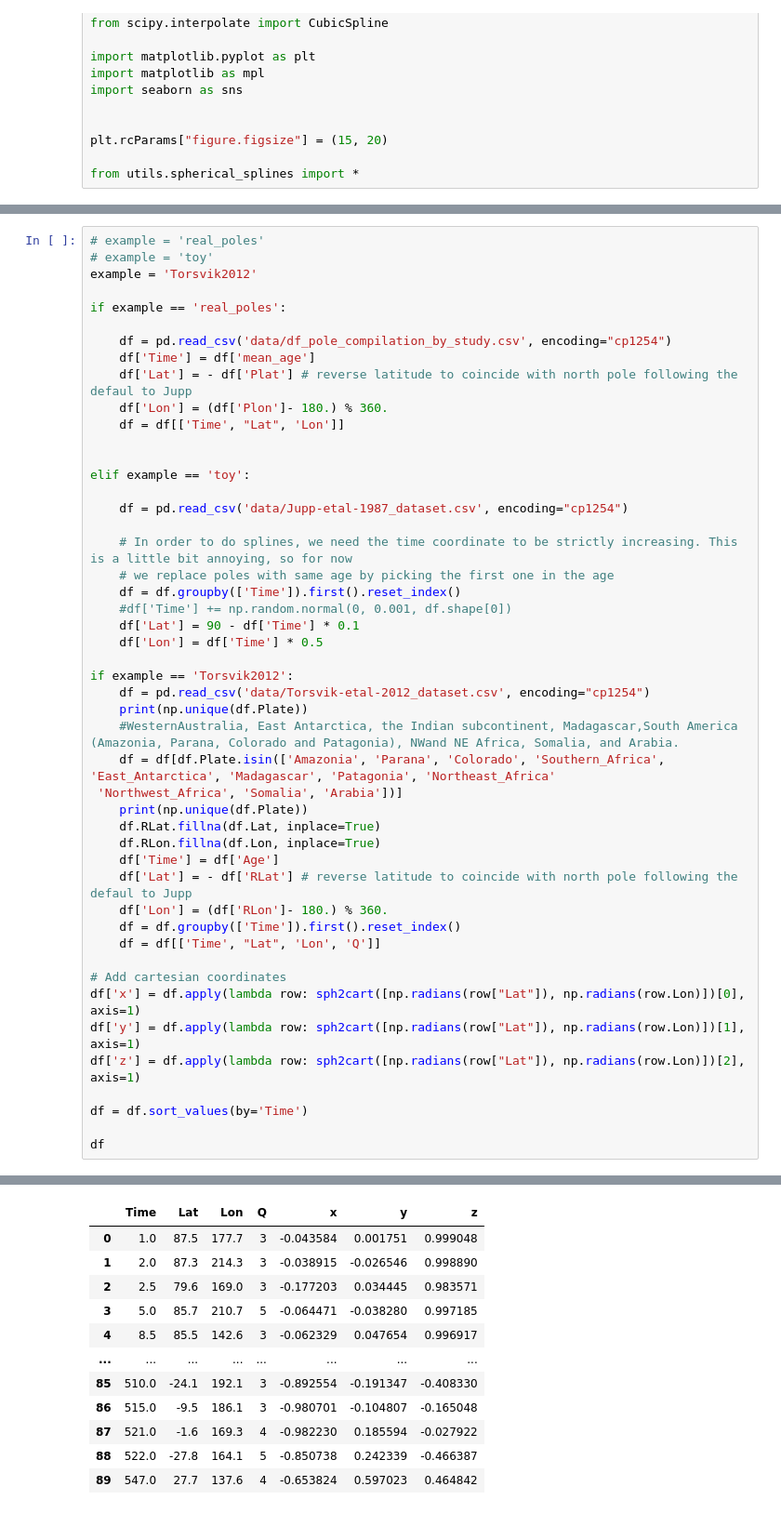
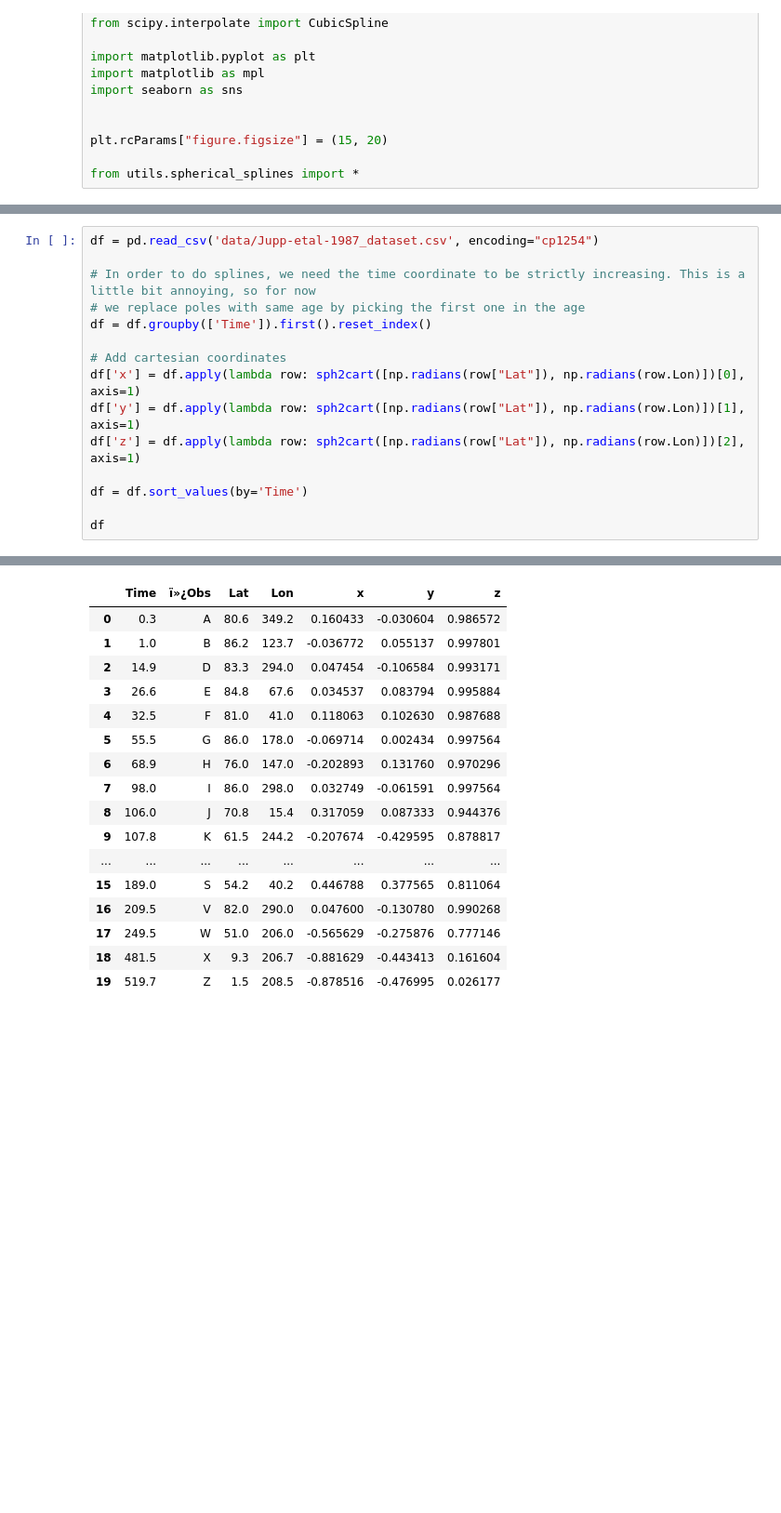
Before and after one commit to PolarWandering/PaleoStats, a Jupyter notebook: Spherical_Splines.ipynb, the cells around one changed output, grey strips where cells are left out. Shown at 93% size. Drawn from its saved outputs; the diff is of its cells as text; blank space fills up the shorter version.

Commit message:
Put the three examples in separate cells

```diff
--- a/Spherical_Splines.ipynb
+++ b/Spherical_Splines.ipynb
@@ -33,42 +177,9 @@ As an example, we are going to use the same example the authors use in the paper
 # %%
-# example = 'real_poles'
-# example = 'toy'
-example = 'Torsvik2012'
+df = pd.read_csv('data/Jupp-etal-1987_dataset.csv', encoding="cp1254")
 
-if example == 'real_poles':
-
-    df = pd.read_csv('data/df_pole_compilation_by_study.csv', encoding="cp1254")
-    df['Time'] = df['mean_age']
-    df['Lat'] = - df['Plat'] # reverse latitude to coincide with north pole following the defaul to Jupp
-    df['Lon'] = (df['Plon']- 180.) % 360.
-    df = df[['Time', "Lat", 'Lon']]
-
-
-elif example == 'toy':
-
-    df = pd.read_csv('data/Jupp-etal-1987_dataset.csv', encoding="cp1254")
-
-    # In order to do splines, we need the time coordinate to be strictly increasing. This is a little bit annoying, so for now
-    # we replace poles with same age by picking the first one in the age
-    df = df.groupby(['Time']).first().reset_index()
-    #df['Time'] += np.random.normal(0, 0.001, df.shape[0])
-    df['Lat'] = 90 - df['Time'] * 0.1
-    df['Lon'] = df['Time'] * 0.5
-
-if example == 'Torsvik2012':
-    df = pd.read_csv('data/Torsvik-etal-2012_dataset.csv', encoding="cp1254")
-    print(np.unique(df.Plate))
-    #WesternAustralia, East Antarctica, the Indian subcontinent, Madagascar,South America (Amazonia, Parana, Colorado and Patagonia), NWand NE Africa, Somalia, and Arabia.
-    df = df[df.Plate.isin(['Amazonia', 'Parana', 'Colorado', 'Southern_Africa', 'East_Antarctica', 'Madagascar', 'Patagonia', 'Northeast_Africa'
- 'Northwest_Africa', 'Somalia', 'Arabia'])]
-    print(np.unique(df.Plate))
-    df.RLat.fillna(df.Lat, inplace=True)
-    df.RLon.fillna(df.Lon, inplace=True)
-    df['Time'] = df['Age']
-    df['Lat'] = - df['RLat'] # reverse latitude to coincide with north pole following the defaul to Jupp
-    df['Lon'] = (df['RLon']- 180.) % 360.
-    df = df.groupby(['Time']).first().reset_index()
-    df = df[['Time', "Lat", 'Lon', 'Q']]
+# In order to do splines, we need the time coordinate to be strictly increasing. This is a little bit annoying, so for now
+# we replace poles with same age by picking the first one in the age
+df = df.groupby(['Time']).first().reset_index()
 
 # Add cartesian coordinates
 df['x'] = df.apply(lambda row: sph2cart([np.radians(row["Lat"]), np.radians(row.Lon)])[0], axis=1)
@@ -88,12 +193,17 @@ df
-|  | Time | Lat | Lon | Q | x | y | z |
-| 0 | 1.0 | 87.5 | 177.7 | 3 | -0.043584 | 0.001751 | 0.999048 |
-| 1 | 2.0 | 87.3 | 214.3 | 3 | -0.038915 | -0.026546 | 0.998890 |
-| 2 | 2.5 | 79.6 | 169.0 | 3 | -0.177203 | 0.034445 | 0.983571 |
-| 3 | 5.0 | 85.7 | 210.7 | 5 | -0.064471 | -0.038280 | 0.997185 |
-| 4 | 8.5 | 85.5 | 142.6 | 3 | -0.062329 | 0.047654 | 0.996917 |
+|  | Time | ï»¿Obs | Lat | Lon | x | y | z |
+| 0 | 0.3 | A | 80.6 | 349.2 | 0.160433 | -0.030604 | 0.986572 |
+| 1 | 1.0 | B | 86.2 | 123.7 | -0.036772 | 0.055137 | 0.997801 |
+| 2 | 14.9 | D | 83.3 | 294.0 | 0.047454 | -0.106584 | 0.993171 |
+| 3 | 26.6 | E | 84.8 | 67.6 | 0.034537 | 0.083794 | 0.995884 |
+| 4 | 32.5 | F | 81.0 | 41.0 | 0.118063 | 0.102630 | 0.987688 |
+| 5 | 55.5 | G | 86.0 | 178.0 | -0.069714 | 0.002434 | 0.997564 |
+| 6 | 68.9 | H | 76.0 | 147.0 | -0.202893 | 0.131760 | 0.970296 |
+| 7 | 98.0 | I | 86.0 | 298.0 | 0.032749 | -0.061591 | 0.997564 |
+| 8 | 106.0 | J | 70.8 | 15.4 | 0.317059 | 0.087333 | 0.944376 |
+| 9 | 107.8 | K | 61.5 | 244.2 | -0.207674 | -0.429595 | 0.878817 |
 | ... | ... | ... | ... | ... | ... | ... | ... |
-| 85 | 510.0 | -24.1 | 192.1 | 3 | -0.892554 | -0.191347 | -0.408330 |
-| 86 | 515.0 | -9.5 | 186.1 | 3 | -0.980701 | -0.104807 | -0.165048 |
-| 87 | 521.0 | -1.6 | 169.3 | 4 | -0.982230 | 0.185594 | -0.027922 |
-| 88 | 522.0 | -27.8 | 164.1 | 5 | -0.850738 | 0.242339 | -0.466387 |
-| 89 | 547.0 | 27.7 | 137.6 | 4 | -0.653824 | 0.597023 | 0.464842 |
+| 15 | 189.0 | S | 54.2 | 40.2 | 0.446788 | 0.377565 | 0.811064 |
+| 16 | 209.5 | V | 82.0 | 290.0 | 0.047600 | -0.130780 | 0.990268 |
+| 17 | 249.5 | W | 51.0 | 206.0 | -0.565629 | -0.275876 | 0.777146 |
+| 18 | 481.5 | X | 9.3 | 206.7 | -0.881629 | -0.443413 | 0.161604 |
+| 19 | 519.7 | Z | 1.5 | 208.5 | -0.878516 | -0.476995 | 0.026177 |
```
Also changed, not shown: parts of 22 cells of this notebook.
